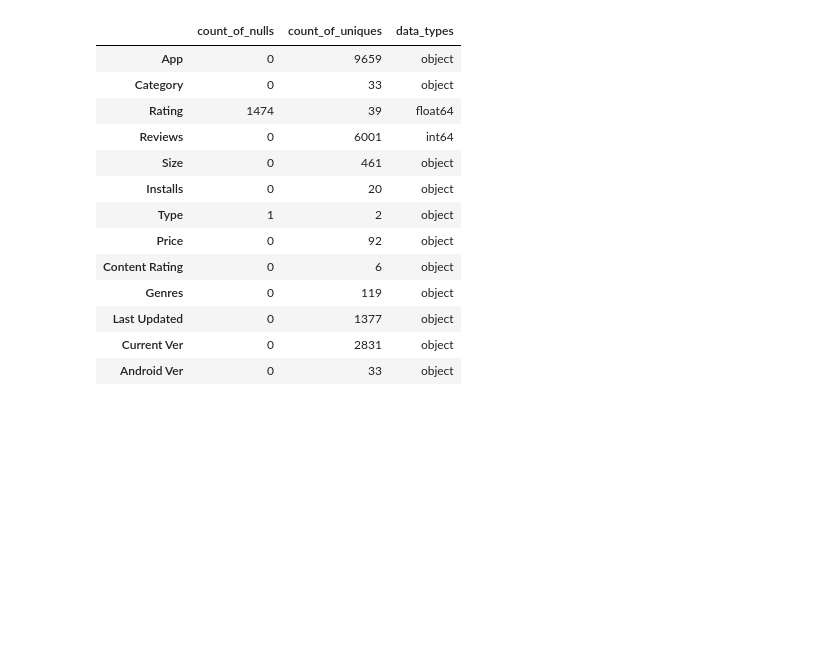
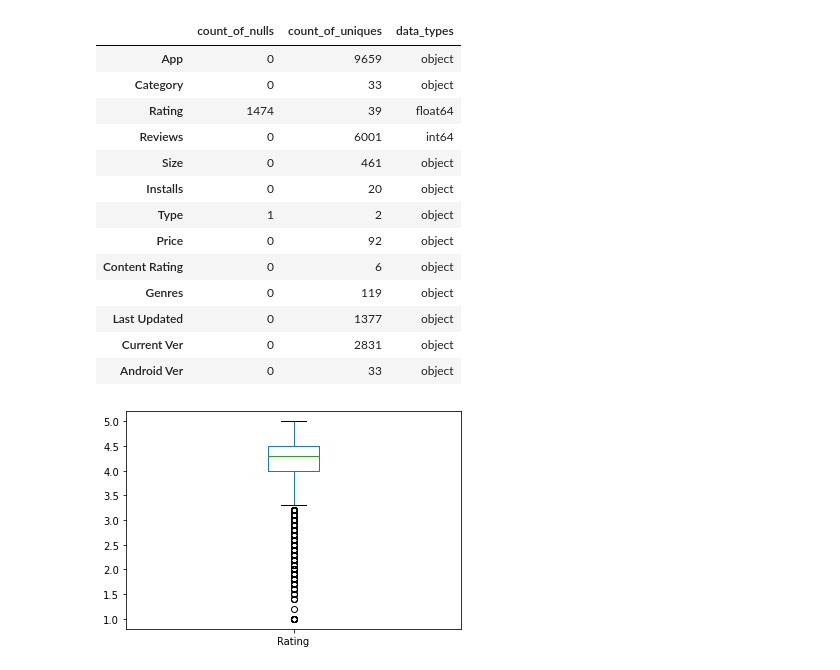
Before and after one commit to komal-pasi/EDA-Capstone, a Jupyter notebook: Copy_of_Play_Store_App_Review_Analysis_Capstone_Project.ipynb, the cells around one changed output. Drawn from its saved outputs; the diff is of its cells as text; code cells hidden in the pictures; blank space fills up the shorter version.

Commit message:
performed first data visualization part using box plot graph

```diff
--- a/Copy_of_Play_Store_App_Review_Analysis_Capstone_Project.ipynb
+++ b/Copy_of_Play_Store_App_Review_Analysis_Capstone_Project.ipynb
@@ -344,3 +345,8 @@ detailed_info(ps_dataset)
 | Last Updated | 0 | 1377 | object |
 | Current Ver | 0 | 2831 | object |
 | Android Ver | 0 | 33 | object |
+# %%
+ps_dataset.boxplot(["Rating"]);
+pt.grid(False)
+# %% [output]
+[figure, added]
```
Also changed, not shown: parts of 1 cell of this notebook.
